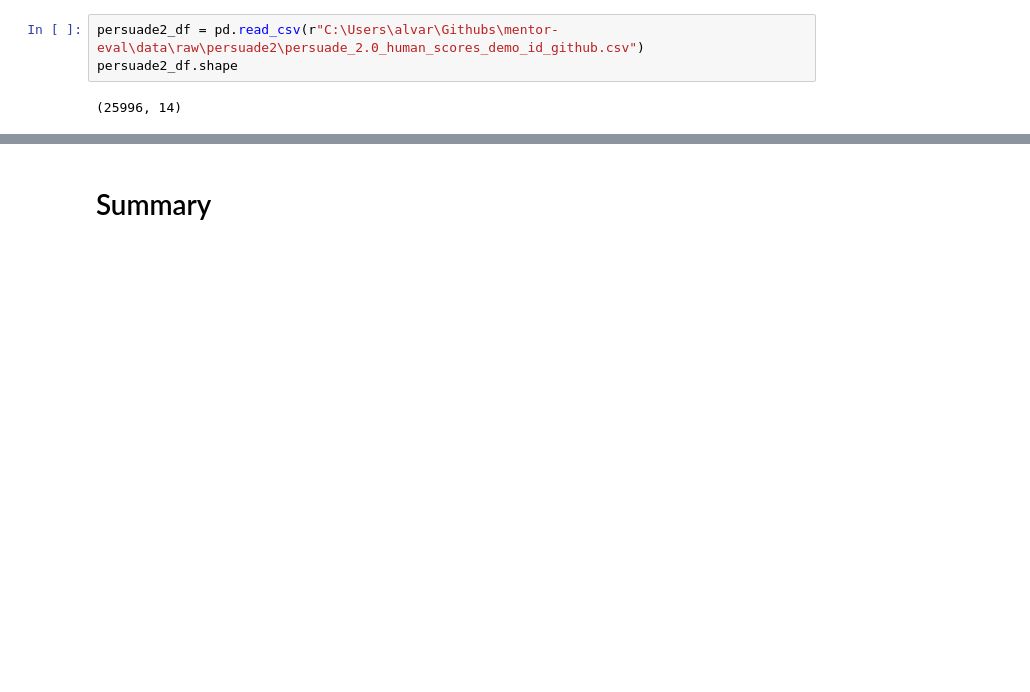
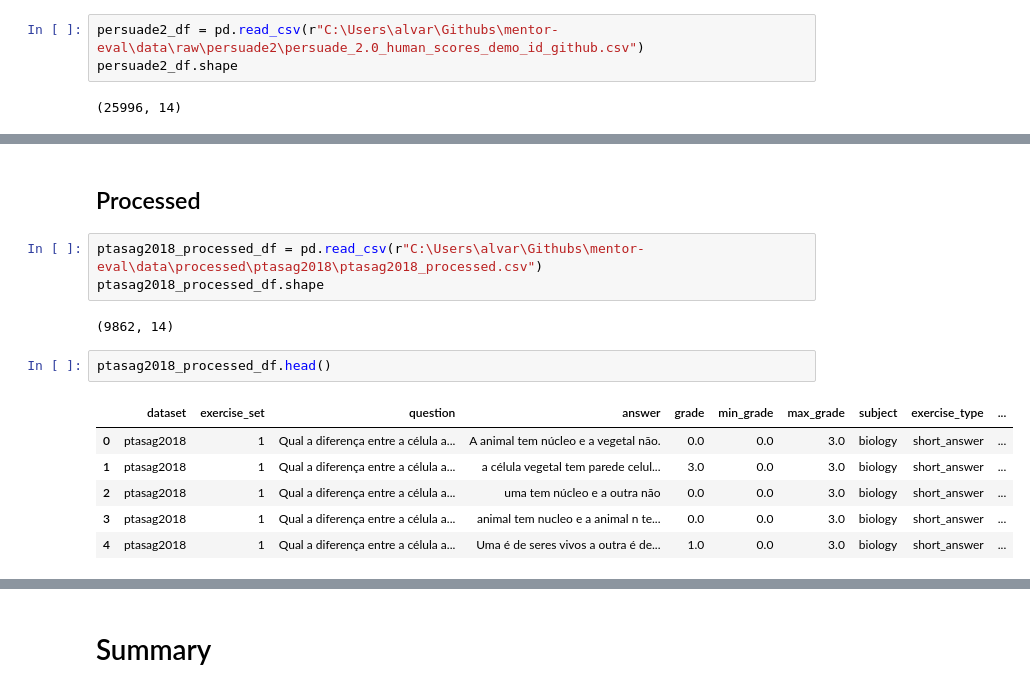
Before and after one commit to alvaro-francisco-gil/mentor-eval, a Jupyter notebook: data/datasets_exploration.ipynb, the cells around one changed output, grey strips where cells are left out. Cells and saved outputs as stored; diff of their text form; blank space fills up the shorter version.

```diff
--- a/data/datasets_exploration.ipynb
+++ b/data/datasets_exploration.ipynb
@@ -343,0 +351,16 @@ persuade2_df.head()
+# %% [markdown]
+## Processed
+# %%
+ptasag2018_processed_df = pd.read_csv(r"C:\Users\alvar\Githubs\mentor-eval\data\processed\ptasag2018\ptasag2018_processed.csv")
+ptasag2018_processed_df.shape
+# %% [output]
+(9862, 14)
+# %%
+ptasag2018_processed_df.head()
+# %% [output]
+|  | dataset | exercise_set | question | answer | grade | min_grade | max_grade | subject | exercise_type | ... |
+| 0 | ptasag2018 | 1 | Qual a diferença entre a célula a... | A animal tem núcleo e a vegetal não. | 0.0 | 0.0 | 3.0 | biology | short_answer | ... |
+| 1 | ptasag2018 | 1 | Qual a diferença entre a célula a... | a célula vegetal tem parede celul... | 3.0 | 0.0 | 3.0 | biology | short_answer | ... |
+| 2 | ptasag2018 | 1 | Qual a diferença entre a célula a... | uma tem núcleo e a outra não | 0.0 | 0.0 | 3.0 | biology | short_answer | ... |
+| 3 | ptasag2018 | 1 | Qual a diferença entre a célula a... | animal tem nucleo e a animal n te... | 0.0 | 0.0 | 3.0 | biology | short_answer | ... |
+| 4 | ptasag2018 | 1 | Qual a diferença entre a célula a... | Uma é de seres vivos a outra é de... | 1.0 | 0.0 | 3.0 | biology | short_answer | ... |
```
Also changed, not shown: parts of 10 cells of this notebook, 12 other files.
